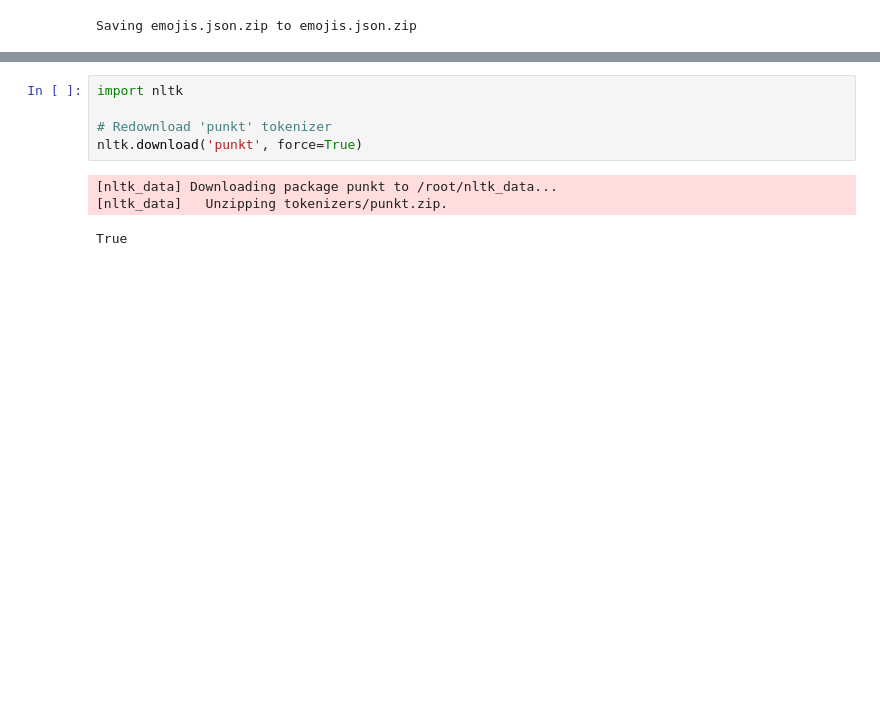
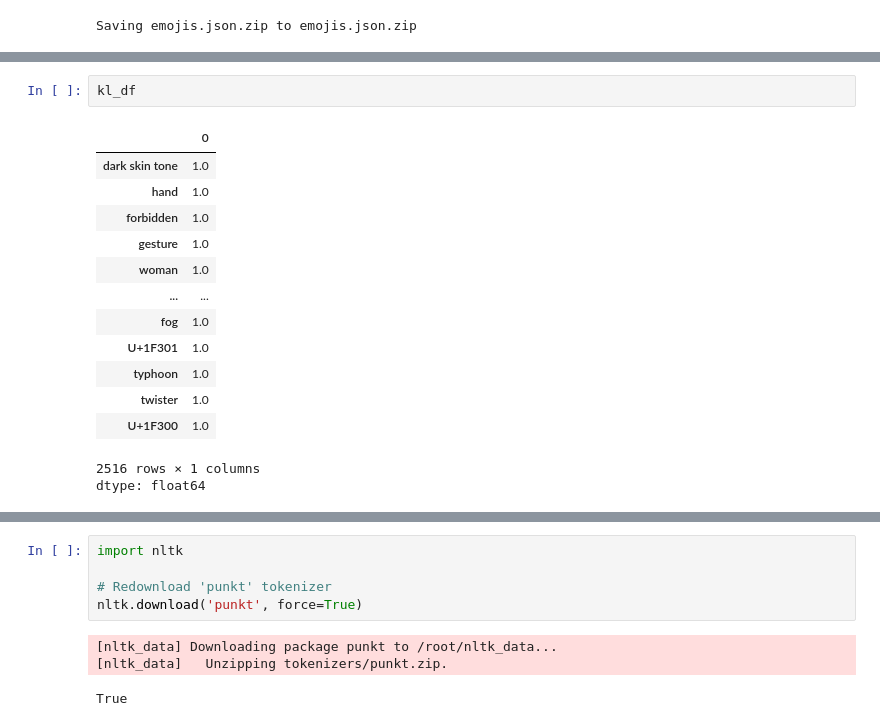
Before and after one commit to King-Rian/CryptoClustering, a Jupyter notebook: Project_3.ipynb, the cells around one changed output, grey strips where cells are left out. Saved outputs shown, nothing was run; the diff lists cells and outputs as text; blank space fills up the shorter version.

```diff
--- a/Project_3.ipynb
+++ b/Project_3.ipynb
@@ -47,0 +95,17 @@ Dataset loaded successfully. Sample data:
+# %%
+kl_df
+# %% [output]
+|  | 0 |
+| dark skin tone | 1.0 |
+| hand | 1.0 |
+| forbidden | 1.0 |
+| gesture | 1.0 |
+| woman | 1.0 |
+| ... | ... |
+| fog | 1.0 |
+| U+1F301 | 1.0 |
+| typhoon | 1.0 |
+| twister | 1.0 |
+| U+1F300 | 1.0 |
+2516 rows × 1 columns
+dtype: float64
```
Also changed, not shown: parts of 10 cells of this notebook.
